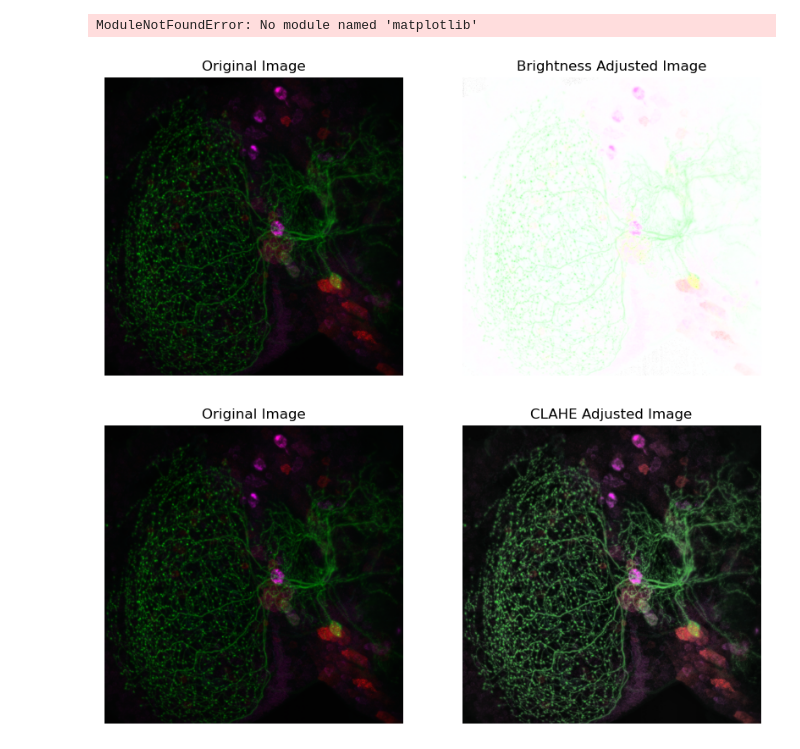
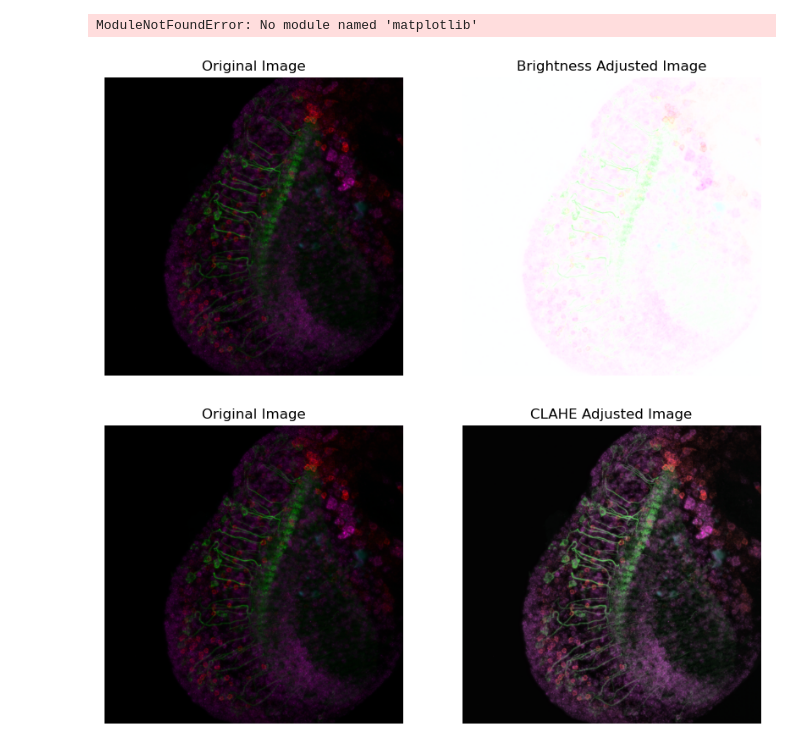
Before and after one commit to JaneliaSciComp/zarrcade, a Jupyter notebook: notebooks/Thumbnails.ipynb, the cells around one changed output. Drawn from its saved outputs; the diff is of its cells as text; code cells hidden in the pictures.

```diff
--- a/notebooks/Thumbnails.ipynb
+++ b/notebooks/Thumbnails.ipynb
@@ -55,6 +55,11 @@ for i, file in enumerate(png_files[:5]):
     plt.show()
 # %% [output]
 ModuleNotFoundError: No module named 'matplotlib'
+# %%
+
+# Load the image
+img_path = '/nearline/flynp/EASI-FISH_NP_SS/NP01_R1_20230906/zMAX-NP01_R1_4_5_SS00317_Spab_546_Tk_647_100x_LOL.png'
+img = cv2.imread(img_path)
 # %%
 import cv2
 import numpy as np
@@ -79,37 +84,34 @@ def adjust_brightness(img, alpha):
     # Map the old values to the new values using the adjusted CDF
     y_adjusted = cdf_adjusted[y]
 
     # Update the Y channel with the adjusted values
     yuv[:,:,0] = y_adjusted
 
     # Convert back to BGR color space
     img_adjusted = cv2.cvtColor(yuv, cv2.COLOR_YUV2BGR)
     return img_adjusted
 
-# Load the image
-img_path = '/nearline/flynp/EASI-FISH_NP_SS_OMEZarr/.zarrcade/NP03_R1_20230919/NP03_R1_3_5_SS34042_Proc_546_Nplp1_647_100x_LeftCentral/zmax.png'  # Replace with your image path
-img = cv2.imread(img_path)
 
 # Adjust the brightness
 alpha = 0.1  # Factor to adjust brightness; >1 to increase, <1 to decrease
 img_brightened = adjust_brightness(img, alpha)
 
 # Display the original and adjusted images
 plt.figure(figsize=(10, 5))
 
 plt.subplot(1, 2, 1)
 plt.imshow(cv2.cvtColor(img, cv2.COLOR_BGR2RGB))
 plt.title('Original Image')
 plt.axis('off')
 
 plt.subplot(1, 2, 2)
 plt.imshow(cv2.cvtColor(img_brightened, cv2.COLOR_BGR2RGB))
 plt.title('Brightness Adjusted Image')
 plt.axis('off')
 
 plt.show()
 # %% [output]
-[figure, old version]
+[figure, new version]
 # %%
 import cv2
 import numpy as np
@@ -153,4 +155,4 @@ plt.axis('off')
 
 plt.show()
 # %% [output]
-[figure, old version]
+[figure, new version]
```
Also changed, not shown: parts of 6 cells of this notebook.
